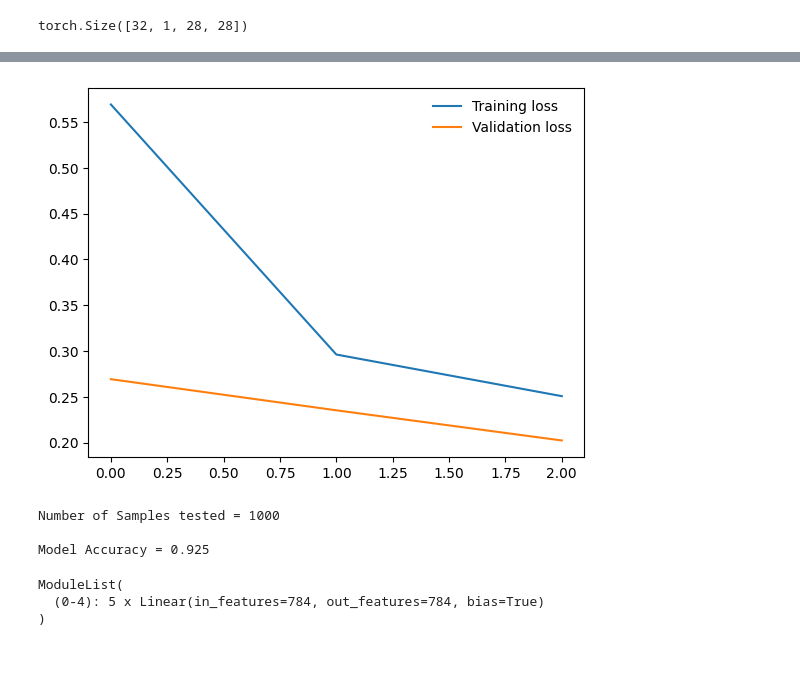
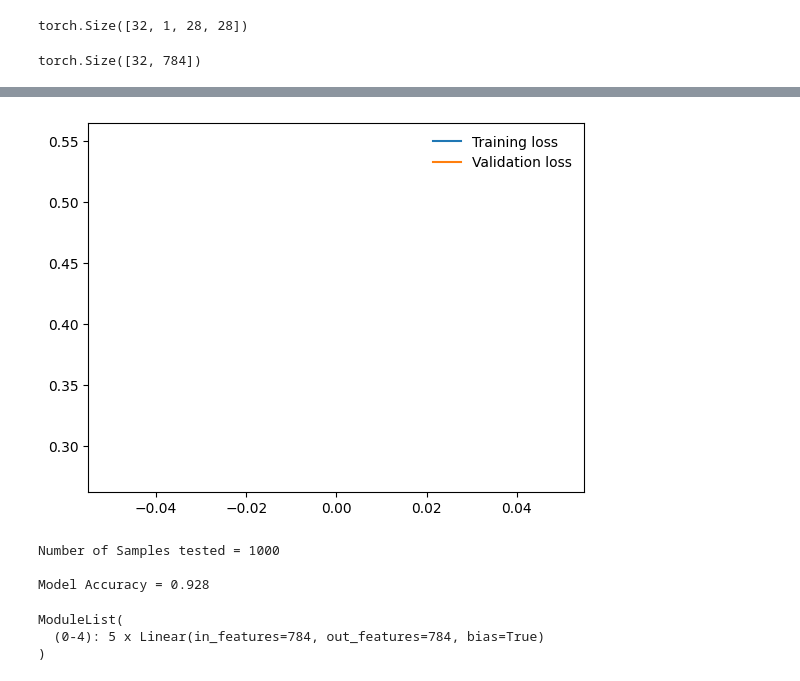
Before and after one commit to optiml-z/sparsegpt_minimal, a Jupyter notebook: sparsegpt_study_MNIST_MLP.ipynb, the cells around one changed output, grey strips where cells are left out. Drawn from its saved outputs; the diff is of its cells as text; code cells hidden in the pictures.

```diff
--- a/sparsegpt_study_MNIST_MLP.ipynb
+++ b/sparsegpt_study_MNIST_MLP.ipynb
@@ -178,6 +186,11 @@ print(' '.join(f'\n {classes[labels[j]]:5s}' if j%8 == 0 else ''.join(f'{classes
 images.shape
 # %% [output]
 torch.Size([32, 1, 28, 28])
+# %%
+flatten = nn.Flatten()
+flatten(images).shape
+# %% [output]
+torch.Size([32, 784])
 # %%
 # model = DynamicMLP(num_layers=args.num_layers).to(device)
 model = MLPSeq().to(device)
@@ -186,11 +199,11 @@ model = MLPSeq().to(device)
 criterion = nn.CrossEntropyLoss()
 optimizer = optim.Adam(model.parameters(), lr=0.003)
 
-epochs = 3
+epochs = 1
 train_losses, test_losses = [], []
 # %%
 if LOAD:
-    PATH = './mnist_net.pth'
+    PATH = f'./{MODEL_NAME}'
     model.load_state_dict(torch.load(PATH))
 else:
     for e in range(epochs):
@@ -224,7 +237,7 @@ else:
 
     print('Finished Training')
     if SAVE:
-        PATH = './mnist_net.pth'
+        PATH = f'./{MODEL_NAME}'
         torch.save(model.state_dict(), PATH)
         plt.plot(train_losses, label='Training loss')
         plt.plot(list(map(torch.Tensor.cpu, test_losses)), label='Validation loss')
@@ -237,5 +248,5 @@ Epoch 3/3.. Train loss: 0.251.. Test loss: 0.202.. Test accuracy: 0.944
 Finished Training
-[figure, old version]
+[figure, new version]
 # %%
 def infer_and_compute_accuracy_random_samples(model, dataset, num_samples=1000):
     model.eval()  # Set the model to evaluation mode
@@ -267,7 +278,7 @@ infer_and_compute_accuracy_random_samples(model, testset, num_samples=1000)
 # %% [output]
 Number of Samples tested = 1000
 
-Model Accuracy = 0.925
+Model Accuracy = 0.928
 # %%
 model.linears
 # %% [output]
```
Also changed, not shown: parts of 15 cells of this notebook, 1 other file.
